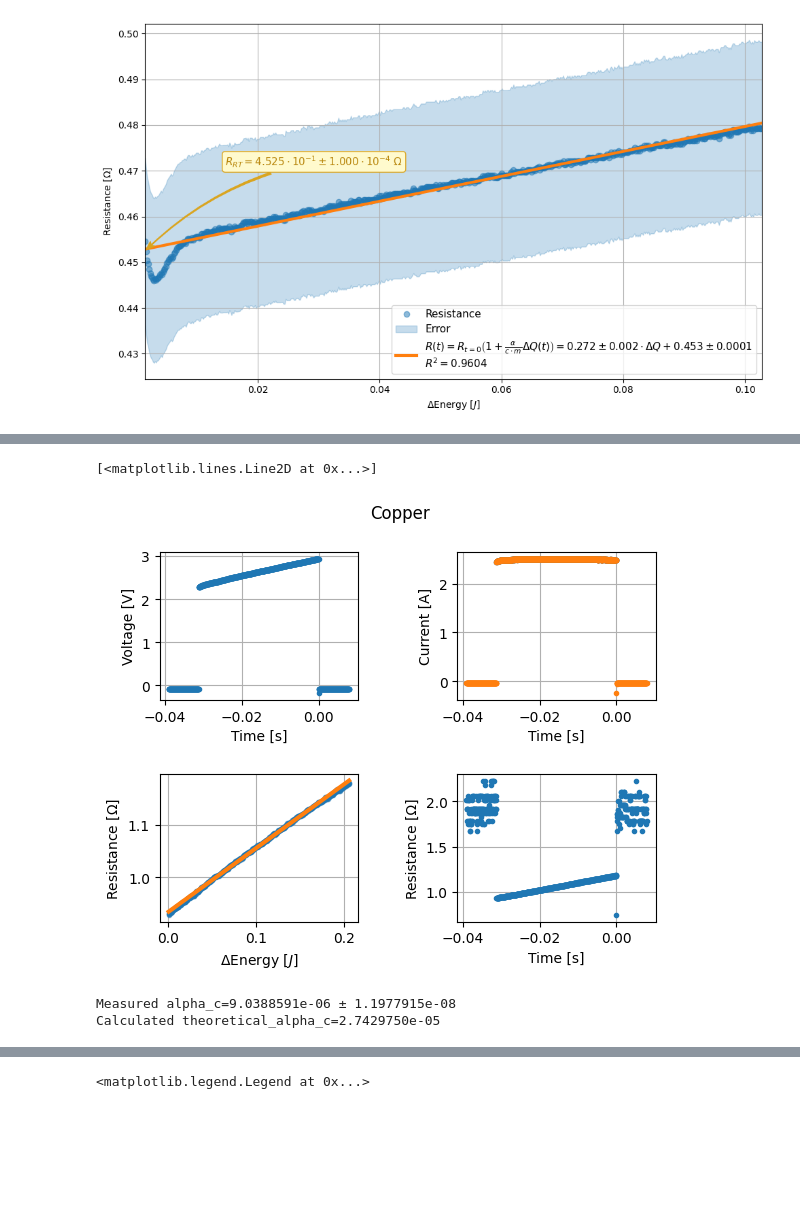
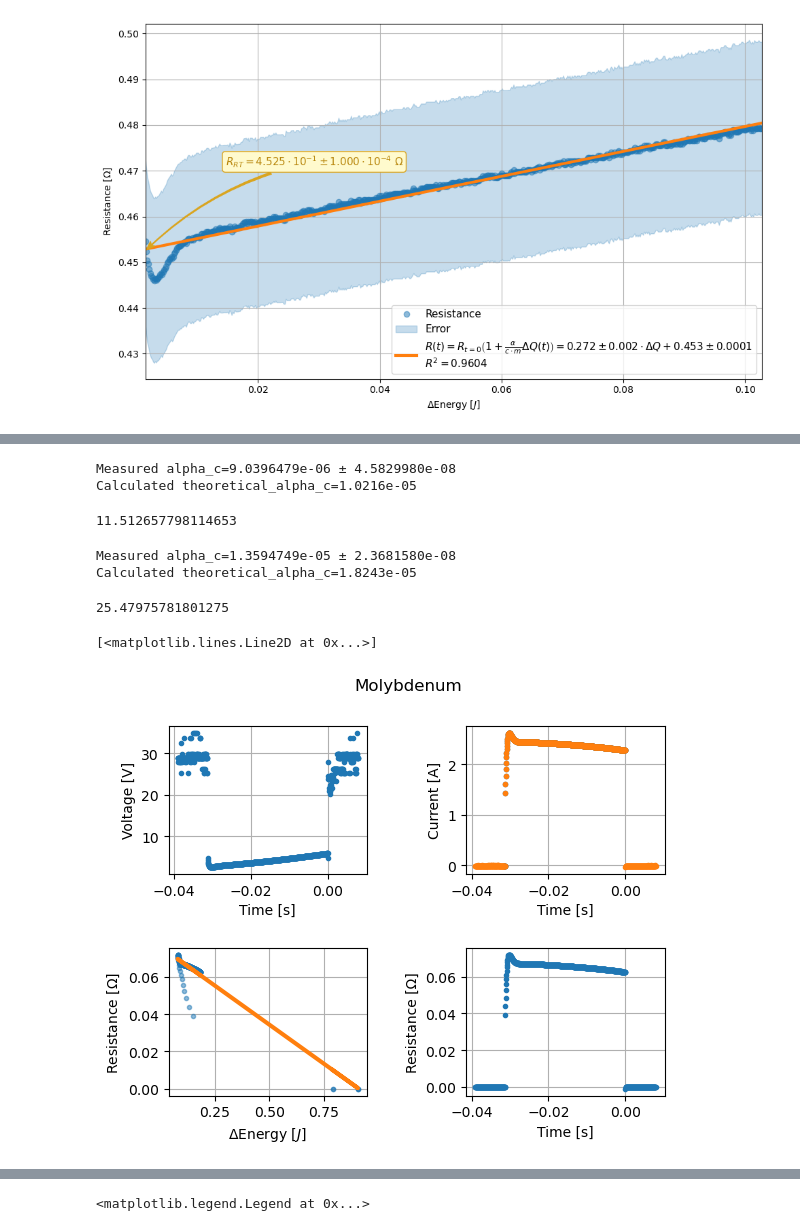
Before and after one commit to katzuv/studies, a Jupyter notebook: 2025S/Lab/06 Resistance/Resistance.ipynb, the cells around one changed output, grey strips where cells are left out. Cells and saved outputs as stored; diff of their text form; code cells hidden in the pictures; blank space fills up the shorter version.

Commit message:
Finished resistance

```diff
--- a/2025S/Lab/06 Resistance/Resistance.ipynb
+++ b/2025S/Lab/06 Resistance/Resistance.ipynb
@@ -131,6 +131,8 @@ def importData(filename):
         t, v1 = np.loadtxt(filename, delimiter=',', skiprows=59, usecols=[3, 5]).T
     except ValueError:
         t, v1 = np.loadtxt(filename, delimiter=',', skiprows=59, usecols=[3, 4]).T
+    t -= t[0]
+
     return t, v1
 
 # Assume R_0 and R_0_err are defined elsewhere:
@@ -382,13 +456,51 @@ plt.show()
+# %%
+# COPPERRRRR
+regression_R_0 = 0.9338
+regression_R_0_err = 2e-4
+regression_alpha_c_m = 1.224 / regression_R_0
+# regression_alpha_c_m_err = slope_err / regression_R_0_err
+regression_alpha_c_m_err = np.hypot(slope_err/1.224, regression_R_0_err/regression_R_0) * regression_alpha_c_m
+
+alpha_c = regression_alpha_c_m * (dens_lit_Cu * length * area)
+alpha_c_err = regression_alpha_c_m_err * (dens_lit_Cu * length * area)
+
+print(f"Measured {alpha_c=:.7e} ± {alpha_c_err:.7e}")
+theoretical_alpha_c = .00393/hc_lit_Cu
+print(f"Calculated {theoretical_alpha_c=:.4e}")
+(theoretical_alpha_c-alpha_c)/theoretical_alpha_c*100
+# %% [output]
+Measured alpha_c=9.0396479e-06 ± 4.5829980e-08
+Calculated theoretical_alpha_c=1.0216e-05
+11.512657798114653
+# %%
+# MO
+regression_R_0 = 2.622
+regression_R_0_err = 2.8/1000
+regression_alpha_c_m = 4.505 / regression_R_0
+# regression_alpha_c_m_err = slope_err / regression_R_0_err
+regression_alpha_c_m_err = np.hypot(slope_err/4.505, regression_R_0_err/regression_R_0) * regression_alpha_c_m
+
+alpha_c = regression_alpha_c_m * (dens_lit_Mo * length * area)
+alpha_c_err = regression_alpha_c_m_err * (dens_lit_Mo * length * area)
+
+print(f"Measured {alpha_c=:.7e} ± {alpha_c_err:.7e}")
+theoretical_alpha_c = 0.004579/hc_lit_Mo
+print(f"Calculated {theoretical_alpha_c=:.4e}")
+(theoretical_alpha_c-alpha_c)/theoretical_alpha_c*100
+# %% [output]
+Measured alpha_c=1.3594749e-05 ± 2.3681580e-08
+Calculated theoretical_alpha_c=1.8243e-05
+25.47975781801275
 # %%
 fig, axs = plt.subplots(2,2)
-fig.suptitle("Copper")
+fig.suptitle("Molybdenum")
 voltage_plot = axs[0, 0]
 current_plot = axs[0, 1]
 energy_plot = axs[1, 0]
 resistance_plot = axs[1, 1]
-t, Vx, Vy = importData("Cu1.CSV")
+t, Vx, Vy = importData("Mo2.CSV")
 
-current, voltage, resistance, energy = IVRE(t, Vx, Vy)
+current, _, voltage, _, resistance, _, energy, _ = IVRE(t, Vx, Vy)
 start = np.argmin(resistance[140:160]) + 140
 d_resistance = np.diff(resistance[720:750])
 end = 750  #np.argmax(d_resistance) + 720
@@ -411,49 +523,31 @@ current_plot.grid()
 
 sliced_resistance = resistance[start:end]
 sliced_energy = energy[start:end]
 
-copper_only = (t[:], energy[:])
 # resistance_plot.plot(t[start:end], sliced_resistance, '.')
 resistance_plot.plot(t, resistance, '.')
 resistance_plot.set_xlabel('Time [s]')
 resistance_plot.set_ylabel('Resistance [Ω]')
 resistance_plot.grid()
 
 energy_plot.plot(sliced_energy, sliced_resistance, '.', label='Measurements', alpha=0.5)
 energy_plot.set_xlabel(r'$\Delta\mathrm{Energy}\ [J]$')
 energy_plot.set_ylabel(r'Resistance [$\Omega$]')
 energy_plot.grid()
 
 # Linear regression
 fit = linregress(sliced_energy, sliced_resistance)
 x_lin = fit.slope * sliced_energy + fit.intercept
 
 digits_amount = 4
 slope = round(fit.slope, digits_amount)
 slope_err = round(fit.stderr, digits_amount)
 intercept = round(fit.intercept, digits_amount)
 intercept_err = round(fit.intercept_stderr, digits_amount)
 
 energy_plot.plot(sliced_energy, x_lin, '-', linewidth=3)
 # TODO: Error bars
 # TODO: Use IEEE notation for bibliography
 # %% [output]
 [<matplotlib.lines.Line2D at 0x...>]
-[figure, old version]
+[figure, new version]
-# %%
-regression_R_0 = intercept
-regression_R_0_err = intercept_err
-regression_alpha_c_m = slope / regression_R_0
-# regression_alpha_c_m_err = slope_err / regression_R_0_err
-regression_alpha_c_m_err = np.hypot(slope_err/slope, regression_R_0_err/regression_R_0) * regression_alpha_c_m
-
-alpha_c = regression_alpha_c_m * (dens_lit_Cu * length * area)
-alpha_c_err = regression_alpha_c_m_err * (dens_lit_Cu * length * area)
-
-print(f"Measured {alpha_c=:.7e} ± {alpha_c_err:.7e}")
-
-theoretical_alpha_c = ((1.9e-7/rho_lit_Cu) - 1)/(1000-23) / hc_lit_Cu
-print(f"Calculated {theoretical_alpha_c=:.7e}")
-# %% [output]
-Measured alpha_c=9.0388591e-06 ± 1.1977915e-08
-Calculated theoretical_alpha_c=2.7429750e-05
```
Also changed, not shown: parts of 8 cells of this notebook, 5 other files.
